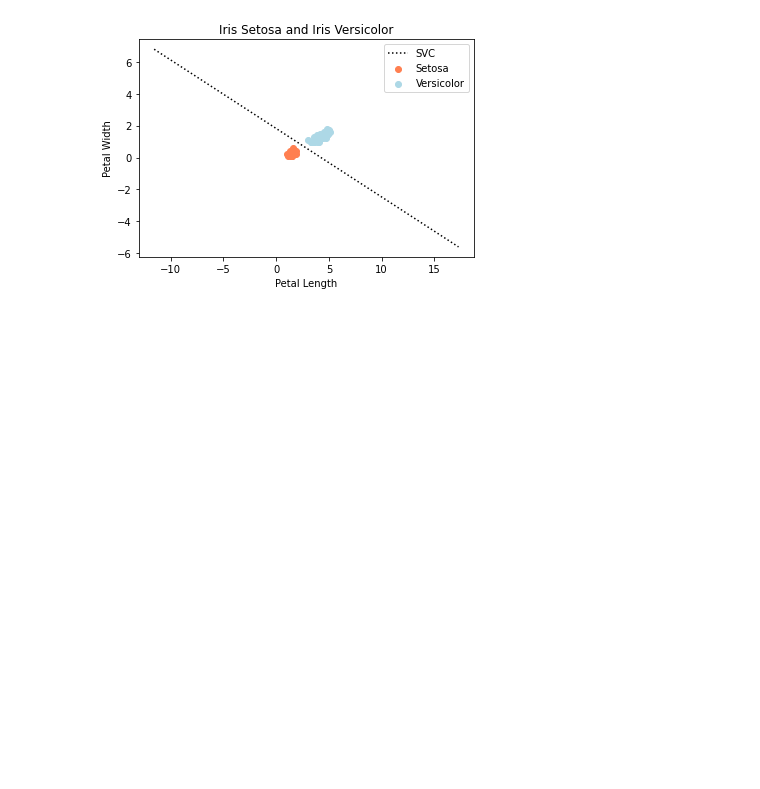
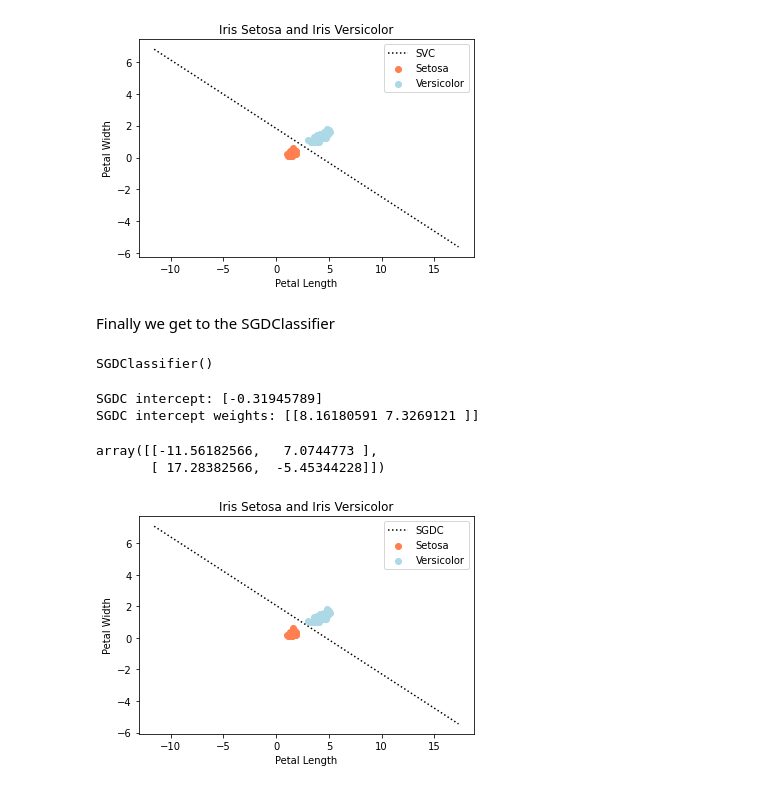
Before and after one commit to arturoruizs/handsonml, a Jupyter notebook: chapter5_svm.ipynb, the cells around one changed output. Cells and saved outputs as stored; diff of their text form; code cells hidden in the pictures; blank space fills up the shorter version.

```diff
--- a/chapter5_svm.ipynb
+++ b/chapter5_svm.ipynb
@@ -188,3 +188,43 @@ plt.legend()
 plt.show()
 # %% [output]
 [figure]
+# %% [markdown]
+Finally we get to the SGDClassifier
+# %%
+from sklearn.linear_model import SGDClassifier
+
+sgdc = SGDClassifier()
+
+sgdc.fit(X_scaled, y)
+# %% [output]
+SGDClassifier()
+# %%
+#Getting the weights and intercept:
+print(f'SGDC intercept: {sgdc.intercept_}')
+print(f'SGDC intercept weights: {sgdc.coef_}')
+# %% [output]
+SGDC intercept: [-0.31945789]
+SGDC intercept weights: [[8.16180591 7.3269121 ]]
+# %%
+w3 = -sgdc.coef_[0, 0]/sgdc.coef_[0, 1]
+b3 = -sgdc.intercept_[0]/sgdc.coef_[0, 1]
+# %%
+dboundary_sgdc = scaler.inverse_transform([[-10, -10 * w3 + b3], [10, 10 * w3 + b3]])
+dboundary_sgdc
+# %% [output]
+array([[-11.56182566,   7.0744773 ],
+       [ 17.28382566,  -5.45344228]])
+# %%
+plt.scatter(X[setosa,0],X[setosa,1], c='coral', label = 'Setosa')
+
+plt.scatter(X[~setosa,0],X[~setosa,1], c='lightblue', label = 'Versicolor')
+
+plt.plot(dboundary_sgdc[:, 0], dboundary_sgdc[:, 1], "k:", label="SGDC")
+
+plt.title('Iris Setosa and Iris Versicolor')
+plt.xlabel('Petal Length')
+plt.ylabel('Petal Width')
+plt.legend()
+plt.show()
+# %% [output]
+[figure, added]
```
Also changed, not shown: parts of 17 cells of this notebook.
